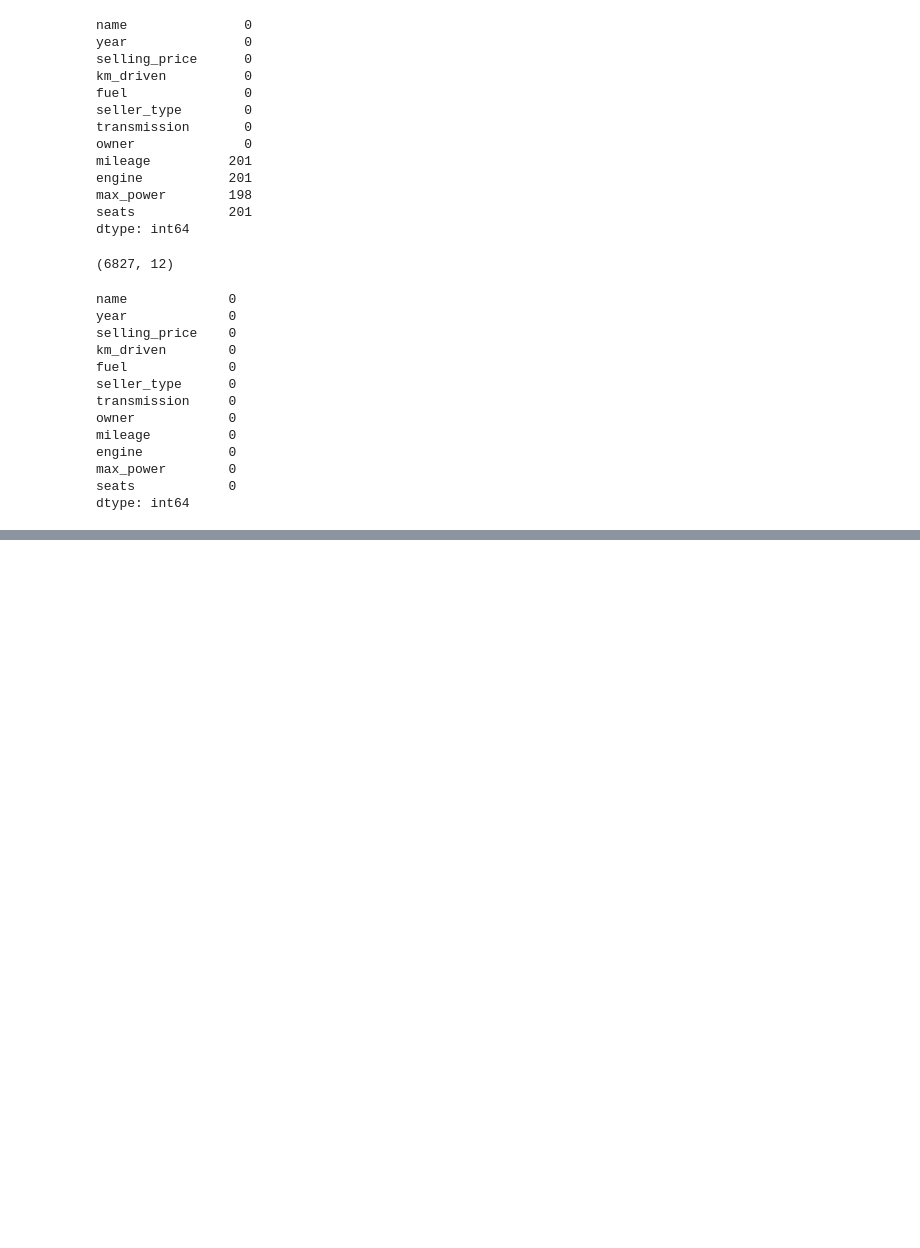
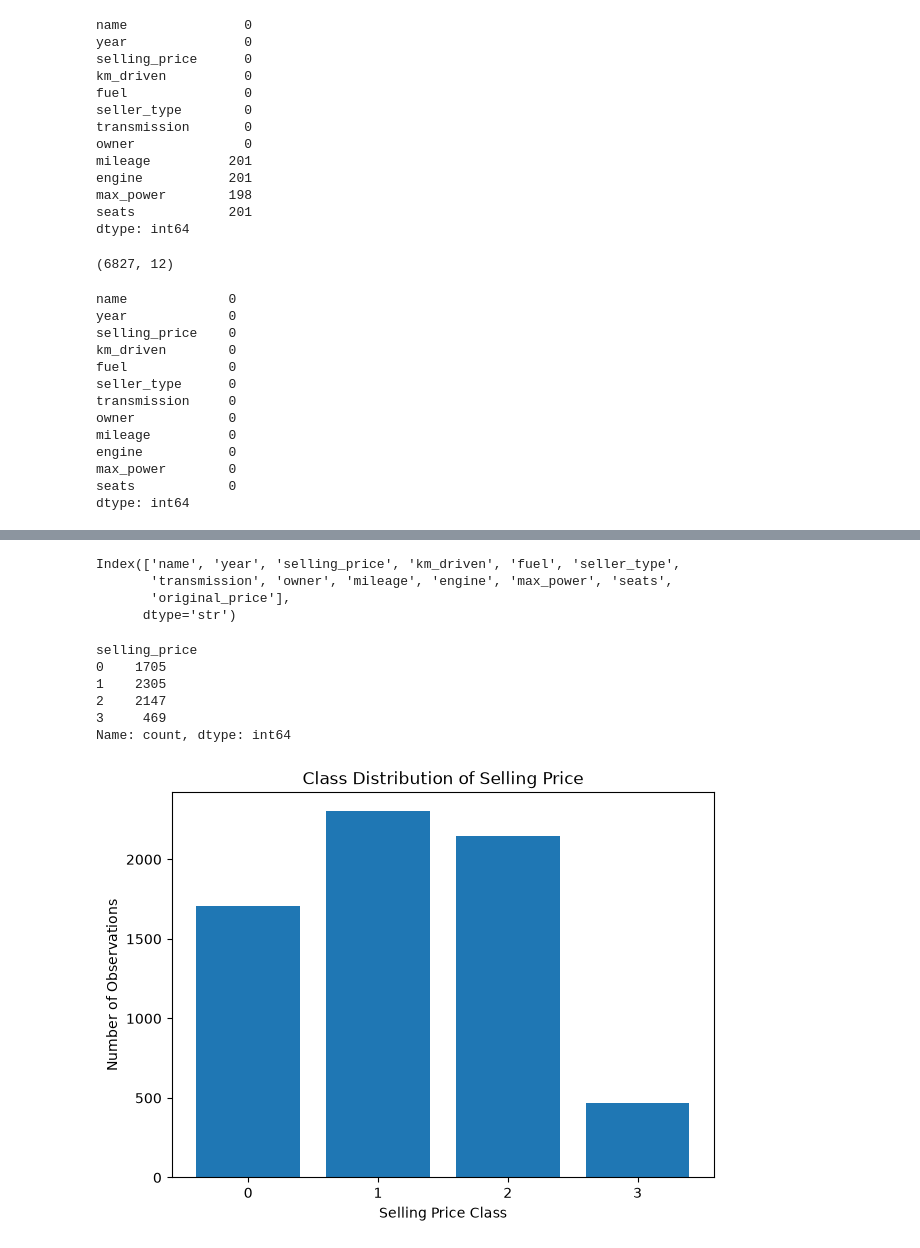
Before and after one commit to KhaingMonKyaw/car_price_prediction, a Jupyter notebook: code/train_predicting_car_price.ipynb, the cells around one changed output, grey strips where cells are left out. Cells and saved outputs as stored; diff of their text form; code cells hidden in the pictures; blank space fills up the shorter version.

```diff
--- a/code/train_predicting_car_price.ipynb
+++ b/code/train_predicting_car_price.ipynb
@@ -297 +367,9 @@ dtype: int64
+# %%
+# Display the column names of the dataframe
+df.columns
+# %% [output]
+Index(['name', 'year', 'selling_price', 'km_driven', 'fuel', 'seller_type',
+       'transmission', 'owner', 'mileage', 'engine', 'max_power', 'seats',
+       'original_price'],
+      dtype='str')
 # %%
@@ -304,3 +394,14 @@ X = df.drop("selling_price", axis=1)
+# %%
+
+# Display the value counts of the selling price
+print(df["selling_price"].value_counts().sort_index())
+# %% [output]
+selling_price
+0    1705
+1    2305
+2    2147
+3     469
+Name: count, dtype: int64
 # %%
 #Split the dataset into training and testing sets, with 80% of the data used for training and 20% for testing. The random_state parameter is set to 42 to ensure reproducibility of the results.
 X_train, X_test, y_train, y_test = train_test_split(
@@ -308,4 +409,19 @@ X_train, X_test, y_train, y_test = train_test_split(
 )
+# %%
+# Plot the class distribution of the selling price
+class_counts = df["selling_price"].value_counts().sort_index()
+
+plt.figure(figsize=(7, 5))
+plt.bar(class_counts.index, class_counts.values)
+
+plt.xlabel("Selling Price Class")
+plt.ylabel("Number of Observations")
+plt.title("Class Distribution of Selling Price")
+
+plt.xticks([0, 1, 2, 3])
+plt.show()
+# %% [output]
+[figure, added]
 # %%
 # Check the first few rows of the training set to ensure that the split was successful and the data looks as expected
 X_train.head()
```
Also changed, not shown: parts of 34 cells of this notebook, 9 other files.
